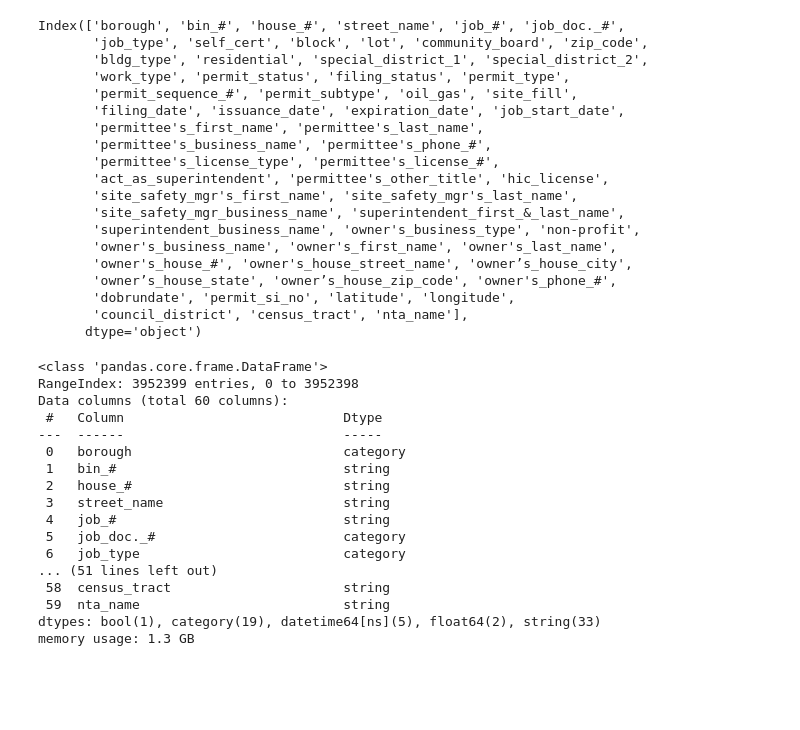
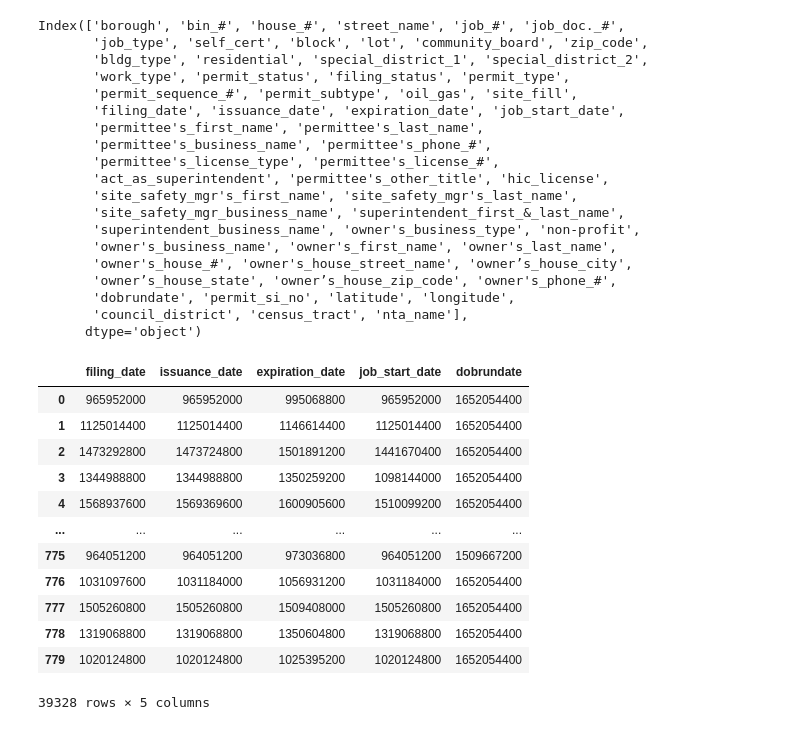
Before and after one commit to IE434-DeepLearning/Project, a Jupyter notebook: Data Extraction.ipynb, the cells around one changed output. Drawn from its saved outputs; the diff is of its cells as text; code cells hidden in the pictures; blank space fills up the shorter version.

Commit message:
Update: 1. Successfully read the pkl file 2. Add time format code. TODO: 1. Need to consider how to address empty date.

```diff
--- a/Data Extraction.ipynb
+++ b/Data Extraction.ipynb
@@ -108,24 +106,10 @@ debug_df = df.groupby('permit_type', group_keys=False).apply(lambda x: x.sample(
 # %%
 df.to_pickle('./Data/Rawdata/data.pkl')
 debug_df.to_pickle('./Data/Rawdata/debug_data.pkl')
-# %%
-df = pd.read_pickle('./Data/Rawdata/data.pkl')
-df.info()
-# %% [output]
-<class 'pandas.core.frame.DataFrame'>
-RangeIndex: 3952399 entries, 0 to 3952398
-Data columns (total 60 columns):
- #   Column                            Dtype
----  ------                            -----
- 0   borough                           category
- 1   bin_#                             string
- 2   house_#                           string
- 3   street_name                       string
- 4   job_#                             string
- 5   job_doc._#                        category
- 6   job_type                          category
-... (51 lines left out)
- 58  census_tract                      string
- 59  nta_name                          string
-dtypes: bool(1), category(19), datetime64[ns](5), float64(2), string(33)
-memory usage: 1.3 GB
+# %%
+# Read data that is stored in previous steps to continue
+df = pd.read_pickle("Data/Rawdata/debug_data.pkl")
+# %%
+# Function used to format time.
+def format_time(c):
+    return pd.to_datetime(c).apply(lambda x: int(x.timestamp()))
@@ -132,3 +118,19 @@ memory usage: 1.3 GB
+# %%
+df[datetime_cols].dropna().apply(format_time)
+# %% [output]
+|  | filing_date | issuance_date | expiration_date | job_start_date | dobrundate |
+| 0 | 965952000 | 965952000 | 995068800 | 965952000 | 1652054400 |
+| 1 | 1125014400 | 1125014400 | 1146614400 | 1125014400 | 1652054400 |
+| 2 | 1473292800 | 1473724800 | 1501891200 | 1441670400 | 1652054400 |
+| 3 | 1344988800 | 1344988800 | 1350259200 | 1098144000 | 1652054400 |
+| 4 | 1568937600 | 1569369600 | 1600905600 | 1510099200 | 1652054400 |
+| ... | ... | ... | ... | ... | ... |
+| 775 | 964051200 | 964051200 | 973036800 | 964051200 | 1509667200 |
+| 776 | 1031097600 | 1031184000 | 1056931200 | 1031184000 | 1652054400 |
+| 777 | 1505260800 | 1505260800 | 1509408000 | 1505260800 | 1652054400 |
+| 778 | 1319068800 | 1319068800 | 1350604800 | 1319068800 | 1652054400 |
+| 779 | 1020124800 | 1020124800 | 1025395200 | 1020124800 | 1652054400 |
+39328 rows × 5 columns
 # %%
 # convert the datetime column to a pandas datetime object
 # df['filing_date'] = pd.to_datetime(df['filing_date'])
```
Also changed, not shown: parts of 2 cells of this notebook.
